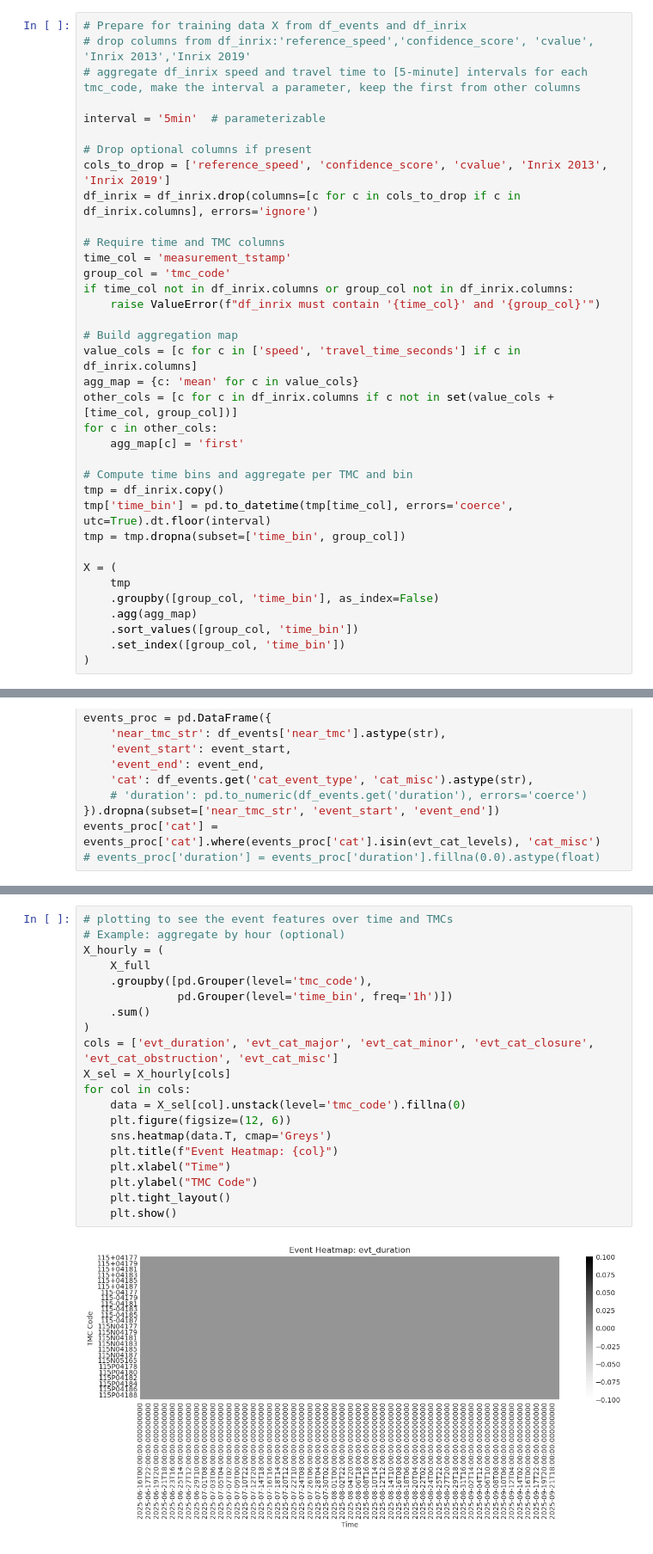
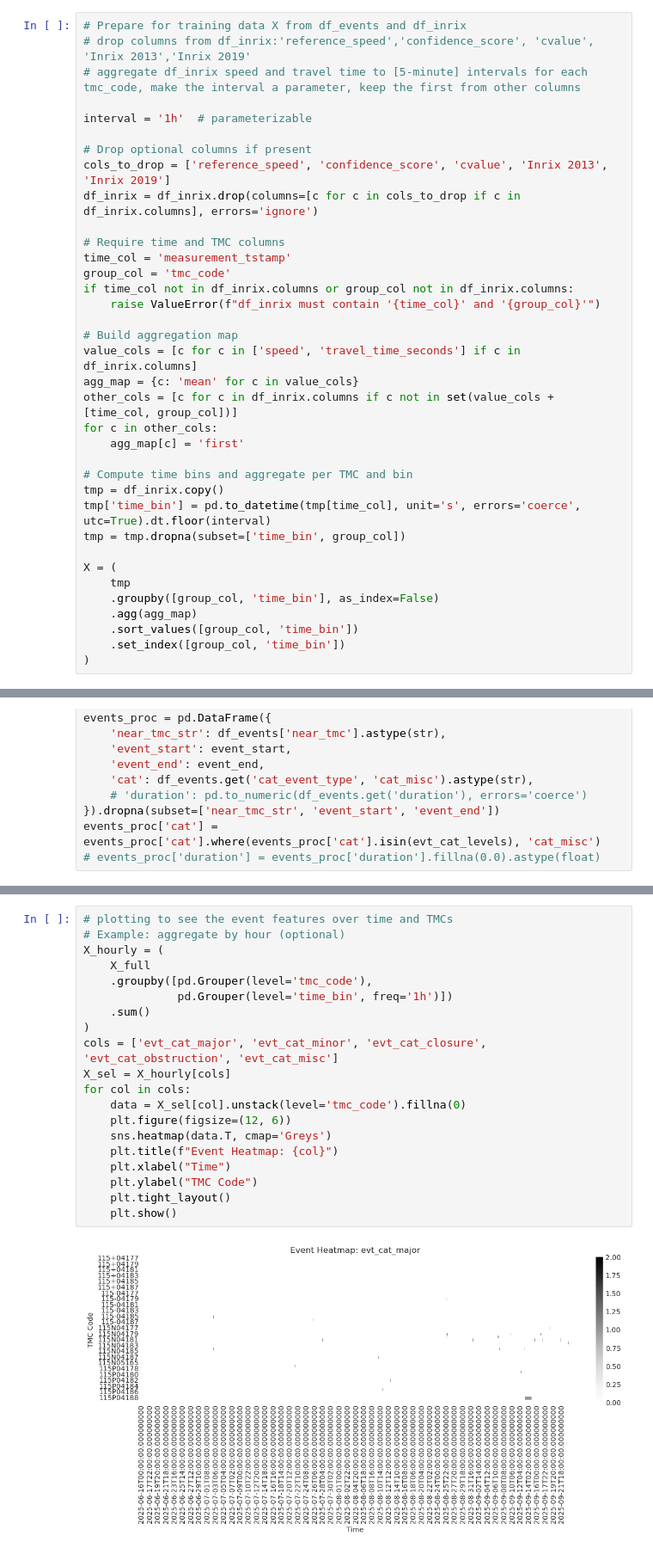
Before and after one commit to kdona/fall-2025-traffic-prediction, a Jupyter notebook: notebooks/i10_training_data.ipynb, the cells around one changed output, grey strips where cells are left out. Shown at 86% size. Drawn from its saved outputs; the diff is of its cells as text.

```diff
--- a/notebooks/i10_training_data.ipynb
+++ b/notebooks/i10_training_data.ipynb
@@ -315,7 +315,7 @@ plt.show()
 # drop columns from df_inrix:'reference_speed','confidence_score', 'cvalue', 'Inrix 2013','Inrix 2019'
 # aggregate df_inrix speed and travel time to [5-minute] intervals for each tmc_code, make the interval a parameter, keep the first from other columns
 
-interval = '5min'  # parameterizable
+interval = '1h'  # parameterizable
 
 # Drop optional columns if present
 cols_to_drop = ['reference_speed', 'confidence_score', 'cvalue', 'Inrix 2013', 'Inrix 2019']
@@ -336,7 +336,7 @@ for c in other_cols:
 
 # Compute time bins and aggregate per TMC and bin
 tmp = df_inrix.copy()
-tmp['time_bin'] = pd.to_datetime(tmp[time_col], errors='coerce', utc=True).dt.floor(interval)
+tmp['time_bin'] = pd.to_datetime(tmp[time_col], unit='s', errors='coerce', utc=True).dt.floor(interval)
 tmp = tmp.dropna(subset=['time_bin', group_col])
 
 X = (
@@ -499,22 +499,22 @@ dtype: float64
 # %%
 # plotting to see the event features over time and TMCs
 # Example: aggregate by hour (optional)
 X_hourly = (
     X_full
     .groupby([pd.Grouper(level='tmc_code'),
               pd.Grouper(level='time_bin', freq='1h')])
     .sum()
 )
-cols = ['evt_duration', 'evt_cat_major', 'evt_cat_minor', 'evt_cat_closure', 'evt_cat_obstruction', 'evt_cat_misc']
+cols = ['evt_cat_major', 'evt_cat_minor', 'evt_cat_closure', 'evt_cat_obstruction', 'evt_cat_misc']
 X_sel = X_hourly[cols]
 for col in cols:
     data = X_sel[col].unstack(level='tmc_code').fillna(0)
     plt.figure(figsize=(12, 6))
     sns.heatmap(data.T, cmap='Greys')
     plt.title(f"Event Heatmap: {col}")
     plt.xlabel("Time")
     plt.ylabel("TMC Code")
     plt.tight_layout()
     plt.show()
 # %% [output]
-[figure, old version]
+[figure, new version]
```
Also changed, not shown: parts of 9 cells of this notebook, 9 other files.
